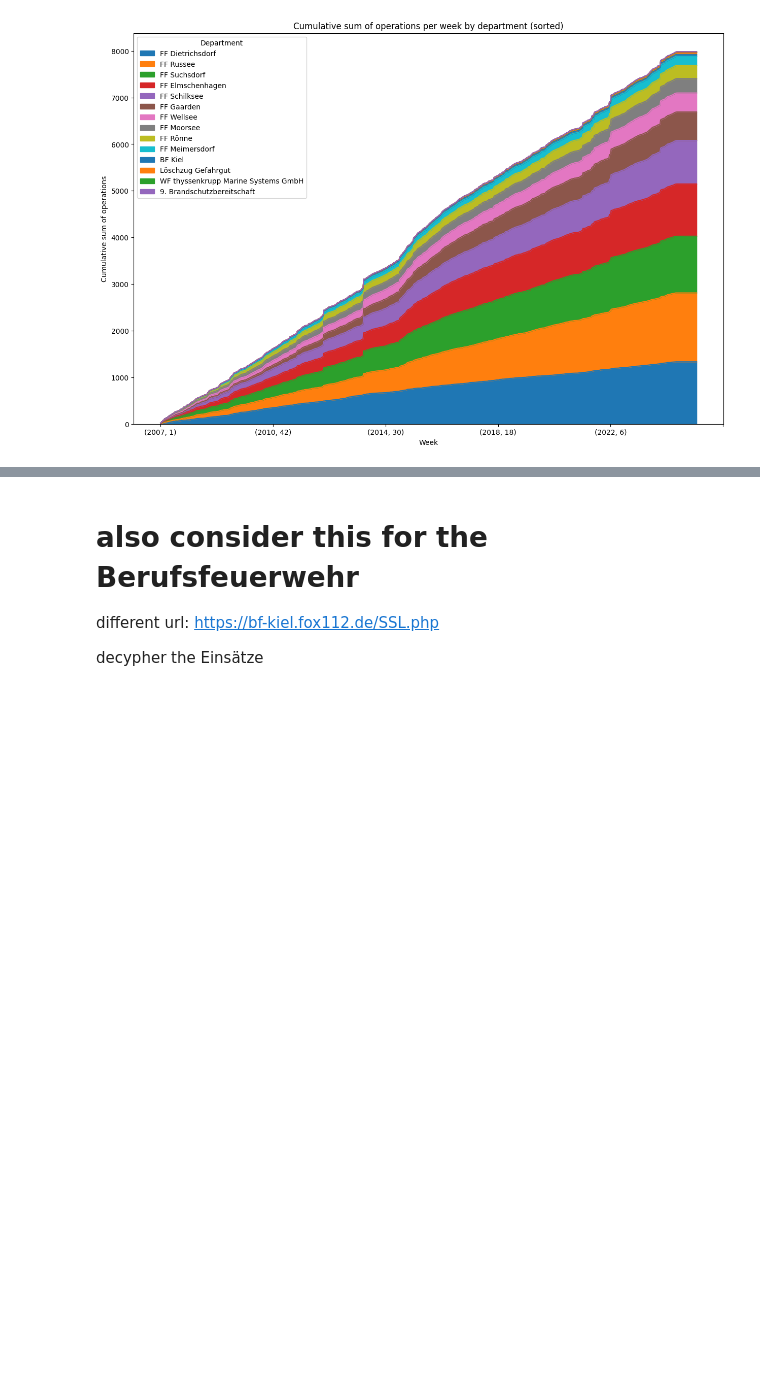
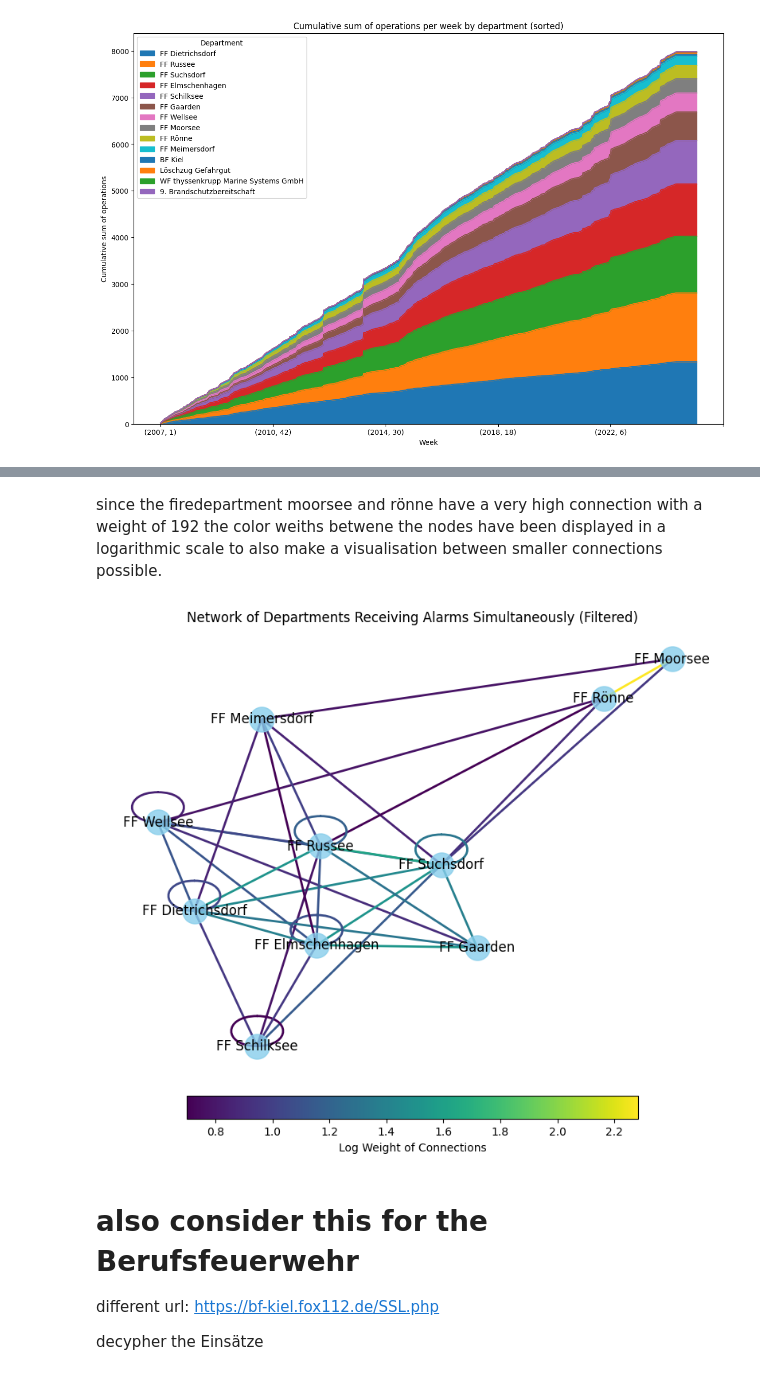
Before and after one commit to MartinDieCooleSocke420/sem2_social_media_analytics, a Jupyter notebook: capstone/exersise.ipynb, the cells around one changed output, grey strips where cells are left out. Saved outputs shown, nothing was run; the diff lists cells and outputs as text; code cells hidden in the pictures; blank space fills up the shorter version.

```diff
--- a/capstone/exersise.ipynb
+++ b/capstone/exersise.ipynb
@@ -163,3 +193,69 @@ plt.legend(title="Department")
+# %%
+# drop BF Kiel and Löschzuggefahrengut from df
+df = df[df["department"] != "Löschzug Gefahrgut"]
+# %% [markdown]
+since the firedepartment moorsee and rönne have a very high connection with a weight of 192 the color weiths betwene the nodes have been displayed in a logarithmic scale to also make a visualisation between smaller connections possible.
+# %%
+# Create an empty graph
+G = nx.Graph()
+
+# Group by datetime and find departments receiving alarms at the same time
+for _, group in df.groupby('datetime'):
+    departments = group['department'].tolist()
+    # Add edges for each pair of departments receiving alarms simultaneously
+    for dept1, dept2 in combinations(departments, 2):
+        if G.has_edge(dept1, dept2):
+            G[dept1][dept2]['weight'] += 1
+        else:
+            G.add_edge(dept1, dept2, weight=1)
+
+# Set a minimum weight threshold
+min_weight_threshold = 5
+
+# Remove edges with weight below the threshold
+edges_to_remove = [(dept1, dept2) for dept1, dept2, weight in G.edges(data='weight') if weight < min_weight_threshold]
+G.remove_edges_from(edges_to_remove)
+
+# Get edge weights
+edges = G.edges(data=True)
+weights = [edge[2]['weight'] for edge in edges]
+
+# Apply logarithmic transformation to the weights
+log_weights = np.log10(weights)
+
+# Normalize log weights for colormap
+norm = plt.Normalize(vmin=min(log_weights), vmax=max(log_weights))
+cmap = plt.cm.viridis
+
+# Draw the network graph
+pos = nx.spring_layout(G)
+plt.figure(figsize=(10, 8))
+
+# Draw nodes
+nx.draw_networkx_nodes(G, pos, node_size=500, node_color='skyblue', alpha=0.8)
+
+# Draw edges with color based on log-transformed weight
+for edge, log_weight in zip(edges, log_weights):
+    dept1, dept2, data = edge
+    nx.draw_networkx_edges(G, pos, edgelist=[(dept1, dept2)], width=2, edge_color=[cmap(norm(log_weight))])
+
+# Draw labels
+nx.draw_networkx_labels(G, pos, font_size=12, font_family='sans-serif')
+
+# Create colorbar
+sm = plt.cm.ScalarMappable(cmap=cmap, norm=norm)
+sm.set_array([])
+
+# Add colorbar to the plot
+cbar = plt.colorbar(sm, ax=plt.gca(), orientation='horizontal', fraction=0.046, pad=0.04)
+cbar.set_label('Log Weight of Connections')
+
+# Show plot
+plt.title('Network of Departments Receiving Alarms Simultaneously (Filtered)')
+plt.axis('off')
+plt.show()
+# %% [output]
+[figure, added]
 # %% [markdown]
 # also consider this for the Berufsfeuerwehr
 
```
Also changed, not shown: parts of 4 cells of this notebook, 1 other file.
